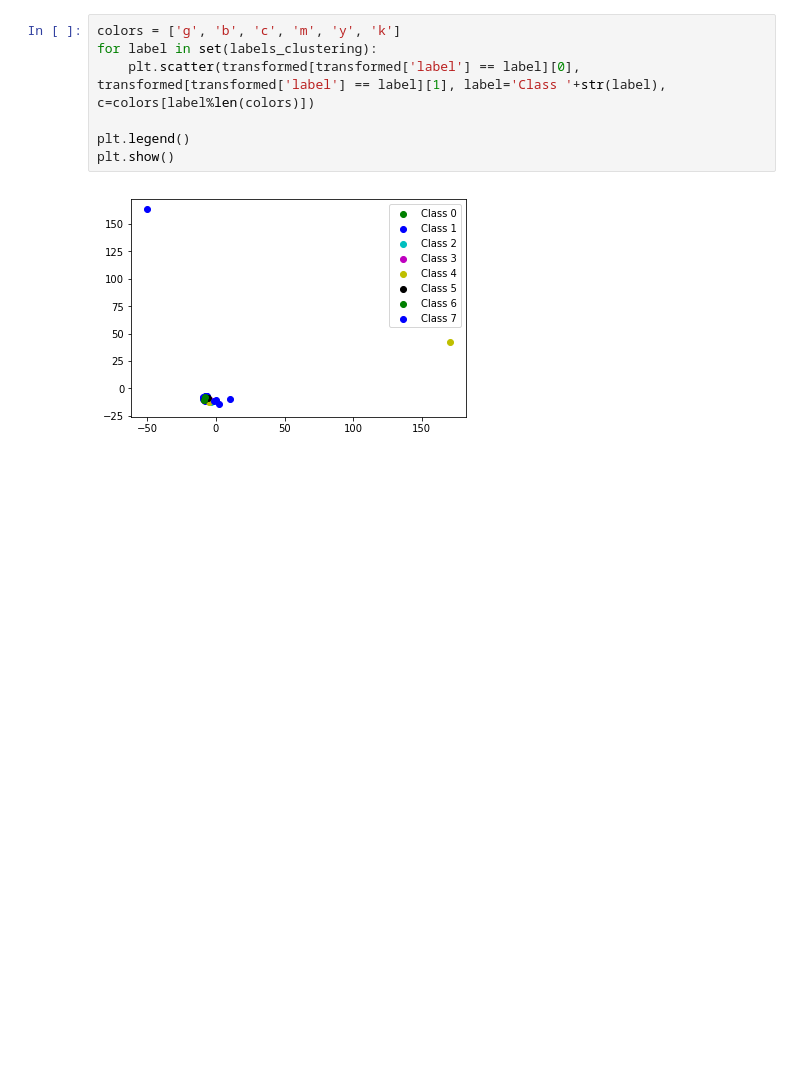
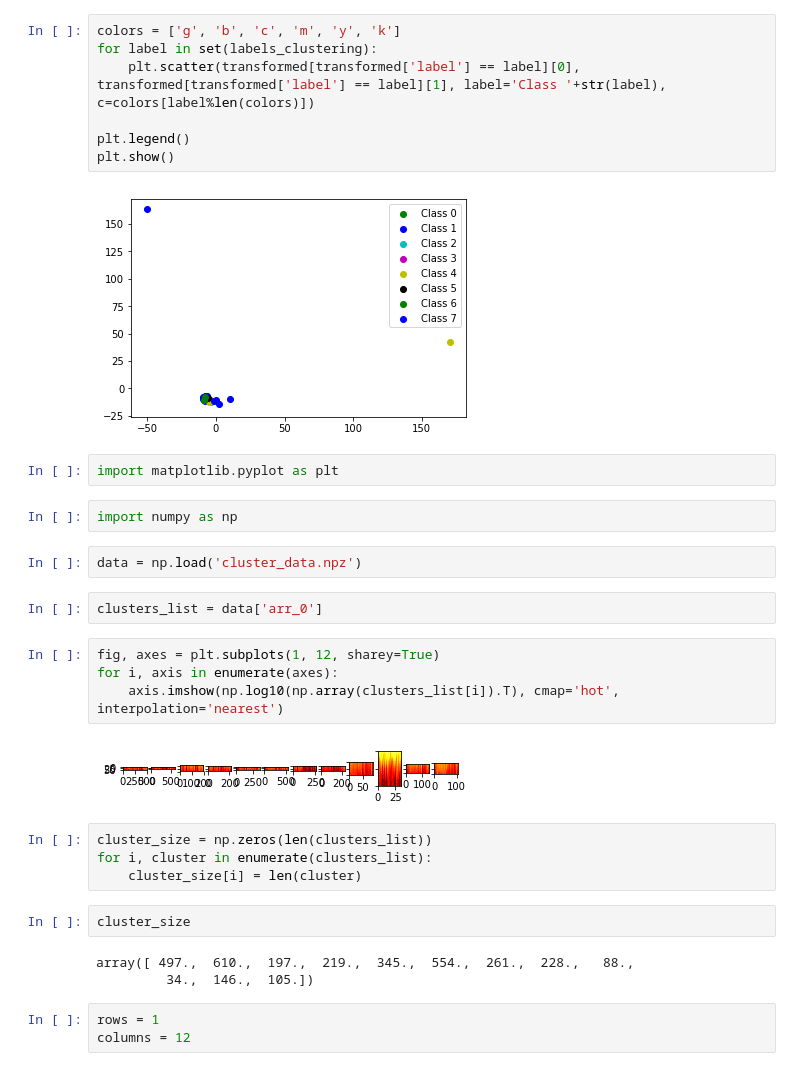
Before and after one commit to joachimwolff/scHiCExplorer, a Jupyter notebook: clustering.ipynb, the cells around one changed output. Cells and saved outputs as stored; diff of their text form; blank space fills up the shorter version.

Commit message:
Adding bin files, adding consensus matrix creation per cluster

```diff
--- a/clustering.ipynb
+++ b/clustering.ipynb
@@ -449,3 +449,29 @@ plt.legend()
 plt.show()
 # %% [output]
 [figure]
+# %%
+import matplotlib.pyplot as plt
+# %%
+import numpy as np
+# %%
+data = np.load('cluster_data.npz')
+# %%
+clusters_list = data['arr_0']
+# %%
+fig, axes = plt.subplots(1, 12, sharey=True)
+for i, axis in enumerate(axes):
+    axis.imshow(np.log10(np.array(clusters_list[i]).T), cmap='hot', interpolation='nearest')
+# %% [output]
+[figure, added]
+# %%
+cluster_size = np.zeros(len(clusters_list))
+for i, cluster in enumerate(clusters_list):
+    cluster_size[i] = len(cluster)
+# %%
+cluster_size
+# %% [output]
+array([ 497.,  610.,  197.,  219.,  345.,  554.,  261.,  228.,   88.,
+         34.,  146.,  105.])
+# %%
+rows = 1
+columns = 12
```
Also changed, not shown: parts of 2 cells of this notebook, 4 other files.
